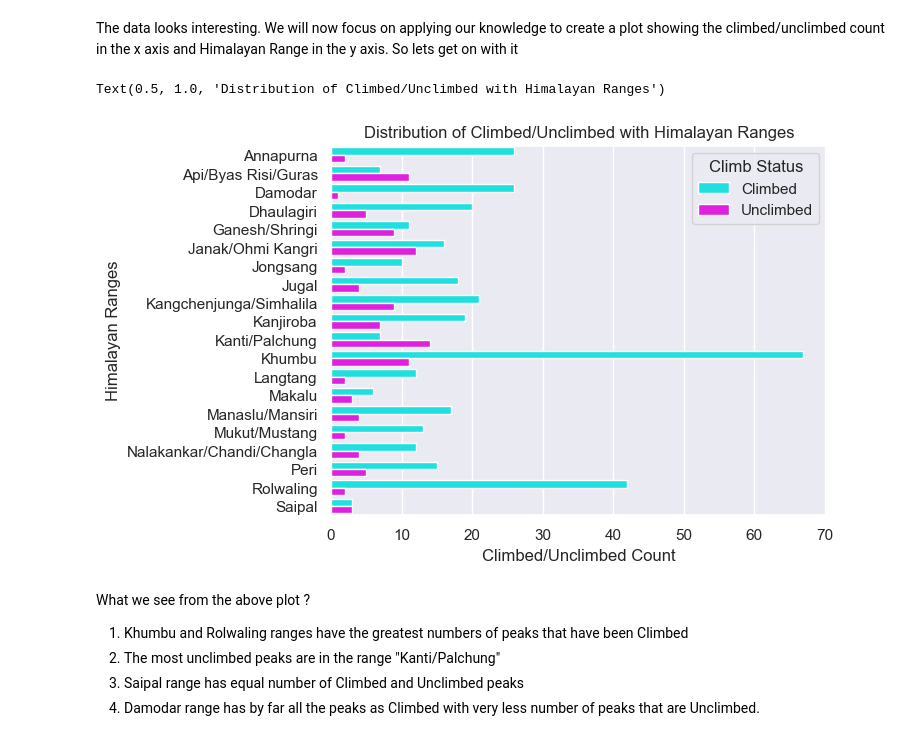
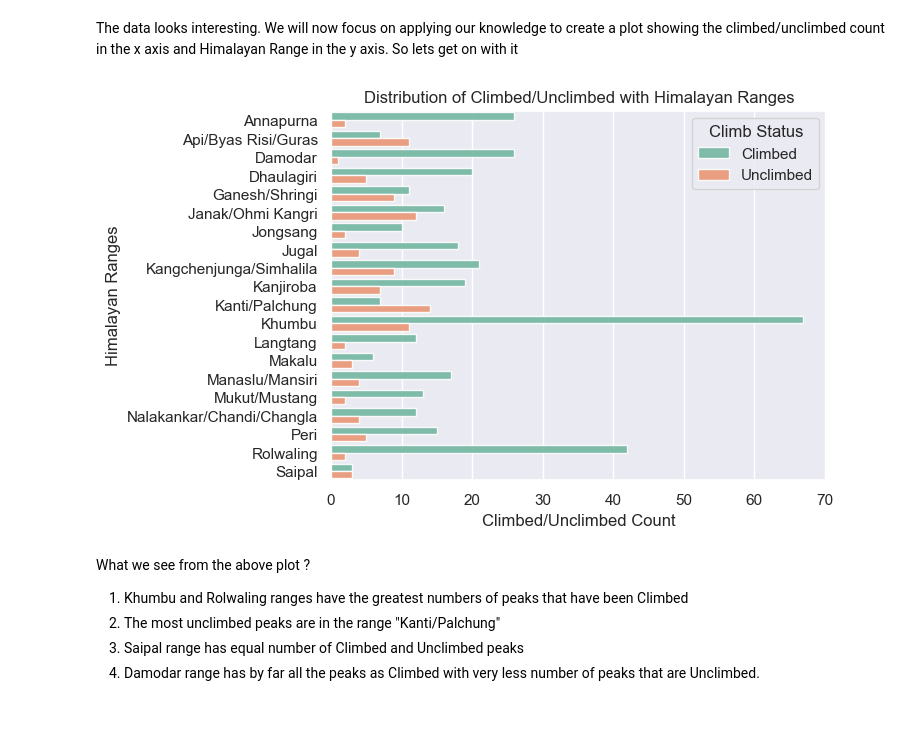
Before and after one commit to arnabpanja/python-core-dev, a Jupyter notebook: scripts-core/jupyter_notebooks/tt_2025_week_3.ipynb, the cells around one changed output. Cells and saved outputs as stored; diff of their text form; code cells hidden in the pictures.

```diff
--- a/scripts-core/jupyter_notebooks/tt_2025_week_3.ipynb
+++ b/scripts-core/jupyter_notebooks/tt_2025_week_3.ipynb
@@ -9,10 +9,12 @@ So, lets get on with the game !!!
 
 As a first let us import the libraries pandas, numpy, matplotlib and seaborn. These will be our data frame and plotting libraries that we will use for this analysis. Then let us read the data. The data consists of two data files one with the data on the peaks of the Himalayas and the other with the expeditions on these peaks. The data frames are accordingly named as peaks_tidy and exped_tidy.
 # %%
+# Import the libraries ------------------------------------------
 import pandas as pd
 import numpy as np
 import matplotlib.pyplot as plt
 import seaborn as sns
+sns.set()
 import warnings
-warnings.filterwarnings('ignore') # to ignore warnings in the whole notebook
+warnings.filterwarnings("ignore") # to ignore warnings in the whole notebook
 # %%
@@ -71,19 +76,22 @@ df_himal_factor_pstatus
 The data looks interesting. We will now focus on applying our knowledge to create a plot showing the climbed/unclimbed count
 in the x axis and Himalayan Range in the y axis. So lets get on with it
 # %%
+# plot-1.png -------------------------------------------------
 sns.barplot(x="PEAKID",
             y="HIMAL_FACTOR",
             hue="PSTATUS_FACTOR",
             data=df_himal_factor_pstatus,
-            palette=["cyan", "magenta"],
-            hue_order=["Climbed", "Unclimbed"])
+            palette="Set2",
+            hue_order=["Climbed", "Unclimbed"],
+            alpha=0.9)
 plt.xlabel("Climbed/Unclimbed Count")
 plt.ylabel("Himalayan Ranges")
 plt.legend(title="Climb Status")
 plt.title("Distribution of Climbed/Unclimbed with Himalayan Ranges")
+
+plt.savefig("./plots/plot-1.png")
 # %% [output]
-Text(0.5, 1.0, 'Distribution of Climbed/Unclimbed with Himalayan Ranges')
-[figure, old version]
+[figure, new version]
 # %% [markdown]
 What we see from the above plot ?
 1. Khumbu and Rolwaling ranges have the greatest numbers of peaks that have been Climbed
```
Also changed, not shown: parts of 7 cells of this notebook.
